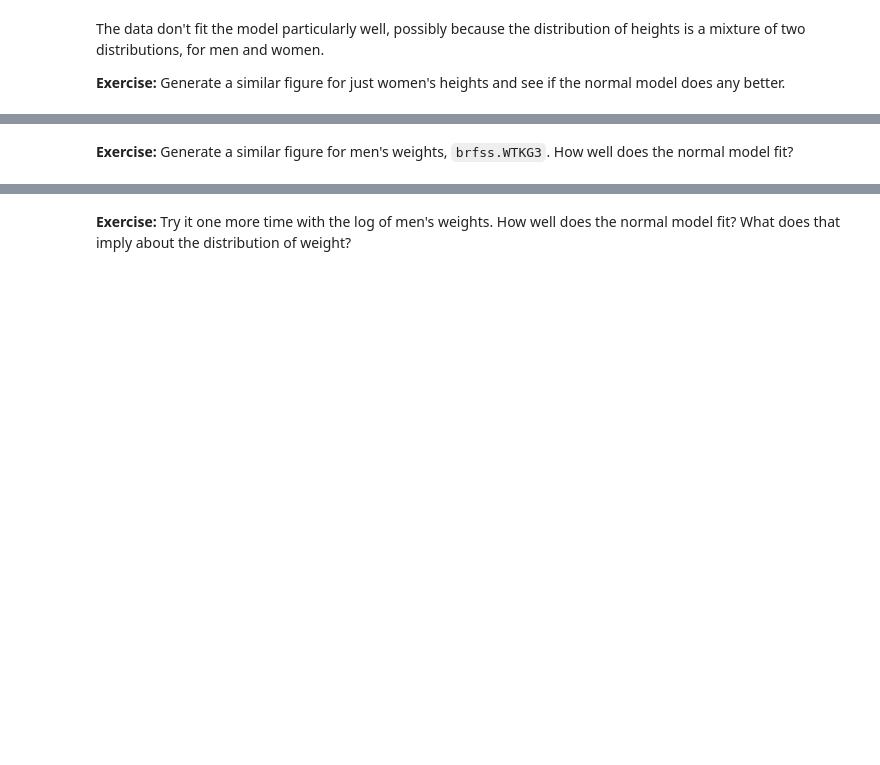
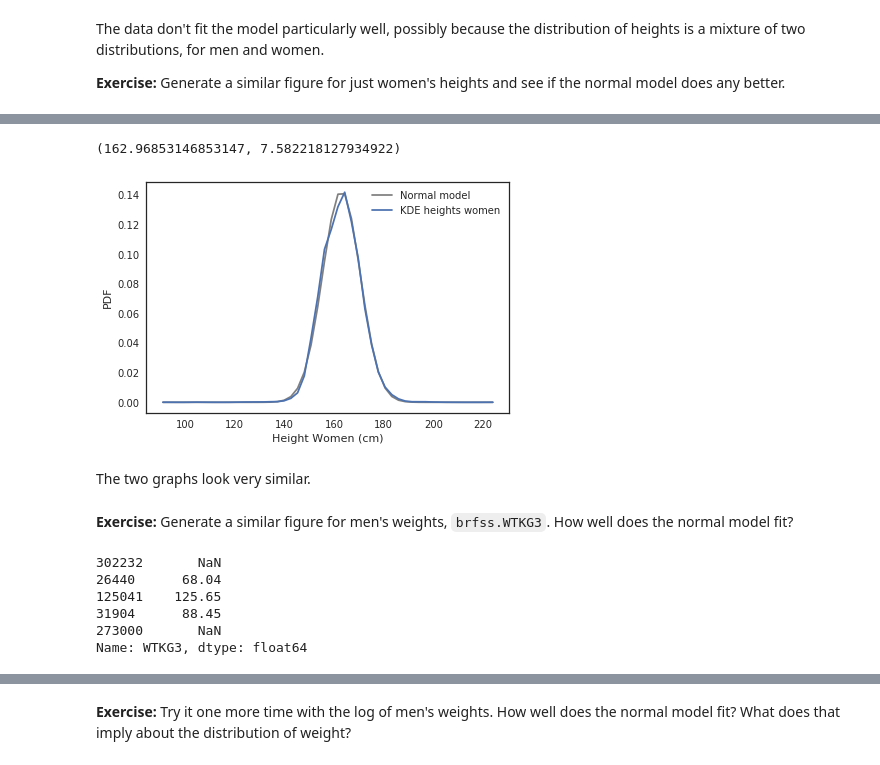
Before and after one commit to annagriffin/ThinkStats2, a Jupyter notebook: homeworks/homework02.ipynb, the cells around one changed output, grey strips where cells are left out. Cells and saved outputs as stored; diff of their text form; code cells hidden in the pictures; blank space fills up the shorter version.

```diff
--- a/homeworks/homework02.ipynb
+++ b/homeworks/homework02.ipynb
@@ -406,2 +440,23 @@ The data don't fit the model particularly well, possibly because the distributio
+# %%
+mean_women = women_heights.mean()
+std_women = women_heights.std()
+
+mean_women, std_women
+# %% [output]
+(162.96853146853147, 7.582218127934922)
+# %%
+normal_pdf_women = thinkstats2.NormalPdf(mean_women, std_women)
+
+ps = normal_pdf_women.Density(xs)
+ps /= ps.sum()
+
+plt.plot(xs, ps, color='gray', label='Normal model')
+plt.plot(xs, ds, label='KDE heights women')
+
+decorate(xlabel='Height Women (cm)', ylabel='PDF')
+# %% [output]
+[figure, added]
+# %% [markdown]
+The two graphs look very similar.
 # %% [markdown]
 **Exercise:** Generate a similar figure for men's weights, `brfss.WTKG3`.  How well does the normal model fit?
@@ -411,0 +463,11 @@ The data don't fit the model particularly well, possibly because the distributio
+# %%
+weight = brfss[brfss.SEX == 1.0]
+men_weight = weight.WTKG3
+men_weight.head()
+# %% [output]
+302232       NaN
+26440      68.04
+125041    125.65
+31904      88.45
+273000       NaN
+Name: WTKG3, dtype: float64
```
Also changed, not shown: parts of 73 cells of this notebook, 1 other file.
